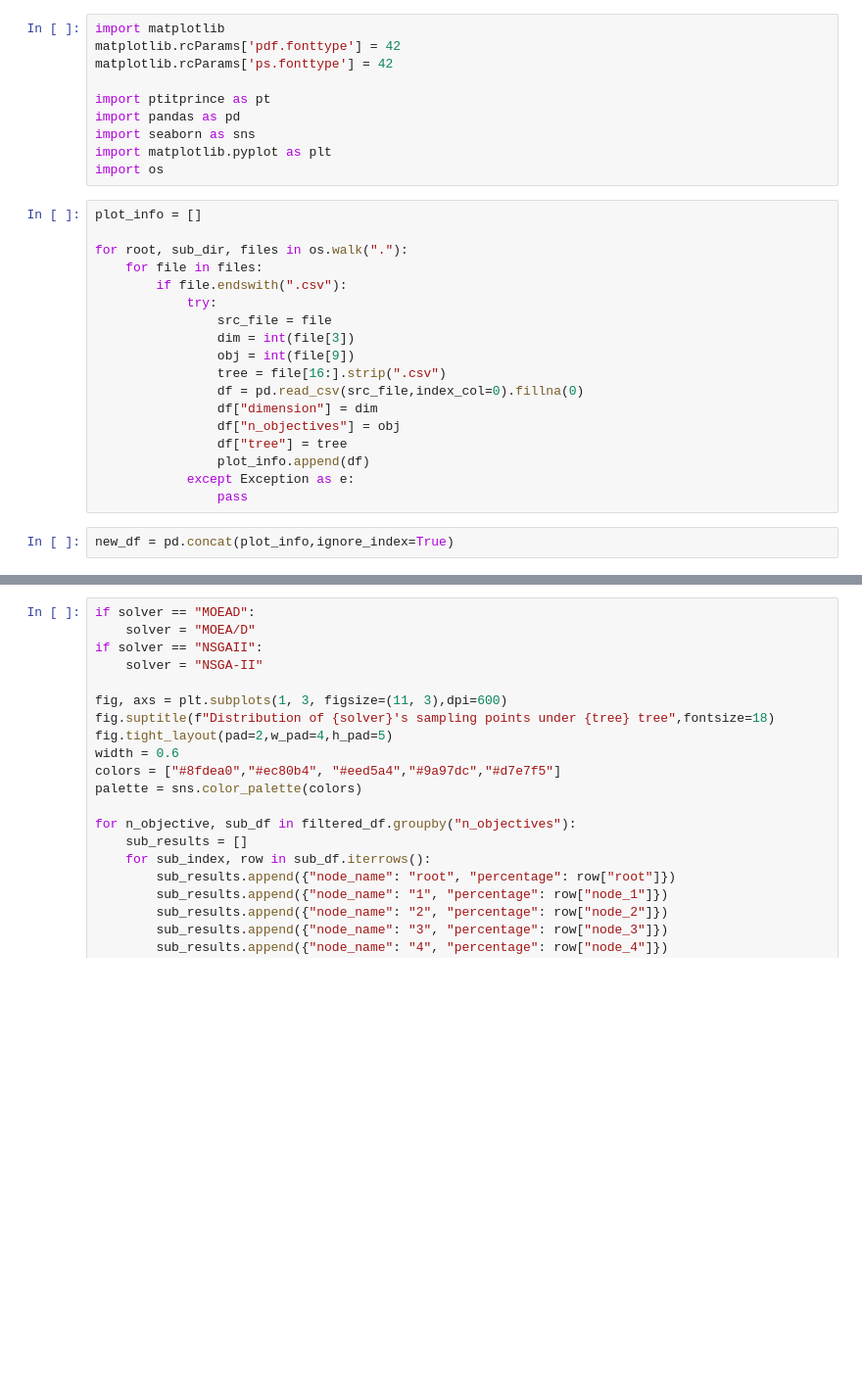
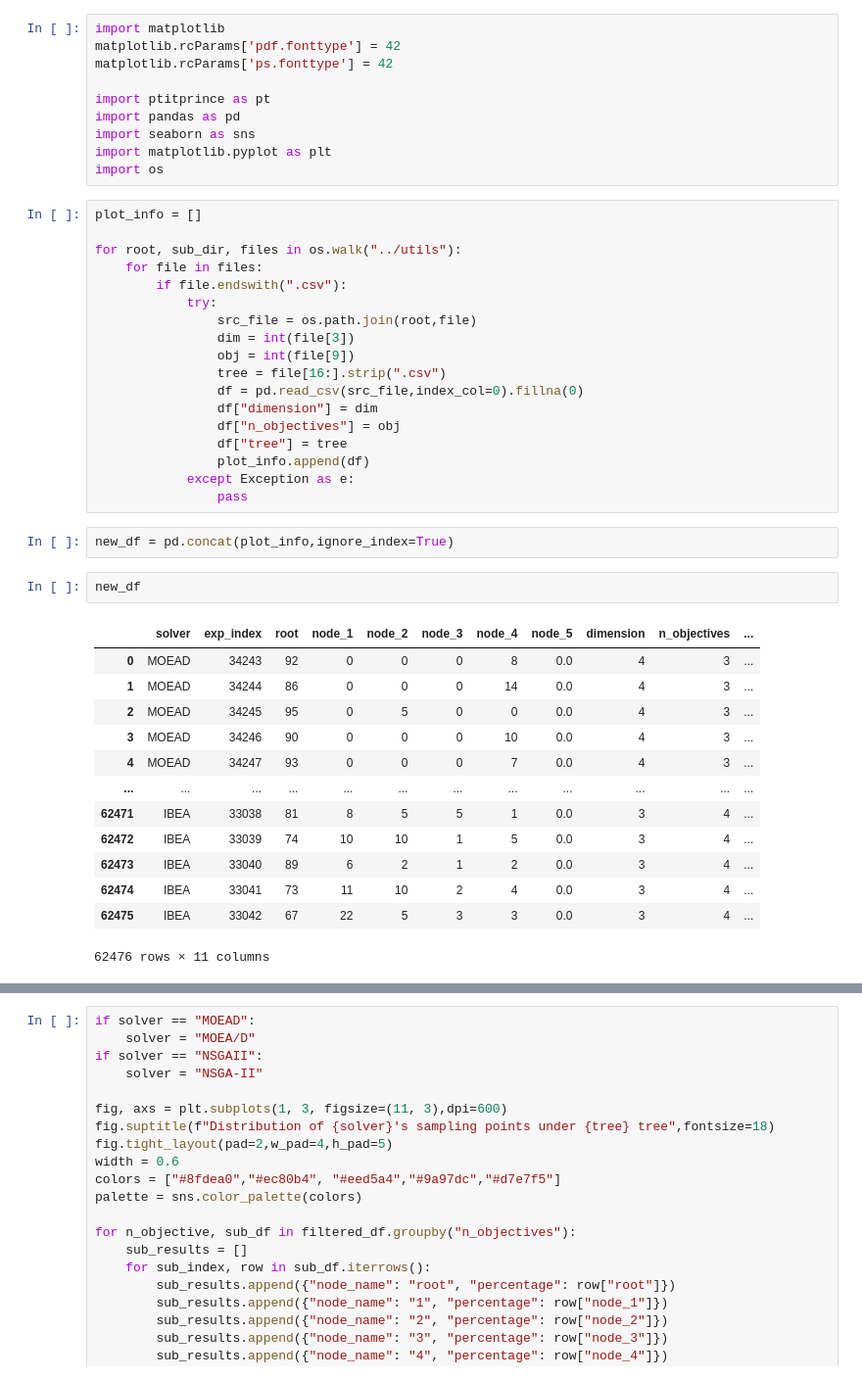
Before and after one commit to dsakurai/benchmark-visualizer, a Jupyter notebook: notebooks/rainplot_only.ipynb, the cells around one changed output, grey strips where cells are left out. Shown at 98% size. Cells and saved outputs as stored; diff of their text form; blank space fills up the shorter version.

```diff
--- a/notebooks/rainplot_only.ipynb
+++ b/notebooks/rainplot_only.ipynb
@@ -11,11 +11,11 @@ import os
 # %%
 plot_info = []
 
-for root, sub_dir, files in os.walk("."):
+for root, sub_dir, files in os.walk("../utils"):
     for file in files:
         if file.endswith(".csv"):
             try:
-                src_file = file
+                src_file = os.path.join(root,file)
                 dim = int(file[3])
                 obj = int(file[9])
                 tree = file[16:].strip(".csv")
@@ -28,4 +28,20 @@ for root, sub_dir, files in os.walk("."):
                 pass
 # %%
 new_df = pd.concat(plot_info,ignore_index=True)
+# %%
+new_df
+# %% [output]
+|  | solver | exp_index | root | node_1 | node_2 | node_3 | node_4 | node_5 | dimension | n_objectives | ... |
+| 0 | MOEAD | 34243 | 92 | 0 | 0 | 0 | 8 | 0.0 | 4 | 3 | ... |
+| 1 | MOEAD | 34244 | 86 | 0 | 0 | 0 | 14 | 0.0 | 4 | 3 | ... |
+| 2 | MOEAD | 34245 | 95 | 0 | 5 | 0 | 0 | 0.0 | 4 | 3 | ... |
+| 3 | MOEAD | 34246 | 90 | 0 | 0 | 0 | 10 | 0.0 | 4 | 3 | ... |
+| 4 | MOEAD | 34247 | 93 | 0 | 0 | 0 | 7 | 0.0 | 4 | 3 | ... |
+| ... | ... | ... | ... | ... | ... | ... | ... | ... | ... | ... | ... |
+| 62471 | IBEA | 33038 | 81 | 8 | 5 | 5 | 1 | 0.0 | 3 | 4 | ... |
+| 62472 | IBEA | 33039 | 74 | 10 | 10 | 1 | 5 | 0.0 | 3 | 4 | ... |
+| 62473 | IBEA | 33040 | 89 | 6 | 2 | 1 | 2 | 0.0 | 3 | 4 | ... |
+| 62474 | IBEA | 33041 | 73 | 11 | 10 | 2 | 4 | 0.0 | 3 | 4 | ... |
+| 62475 | IBEA | 33042 | 67 | 22 | 5 | 3 | 3 | 0.0 | 3 | 4 | ... |
+62476 rows × 11 columns
 # %%
```
Also changed, not shown: parts of 4 cells of this notebook, 2 other files.
